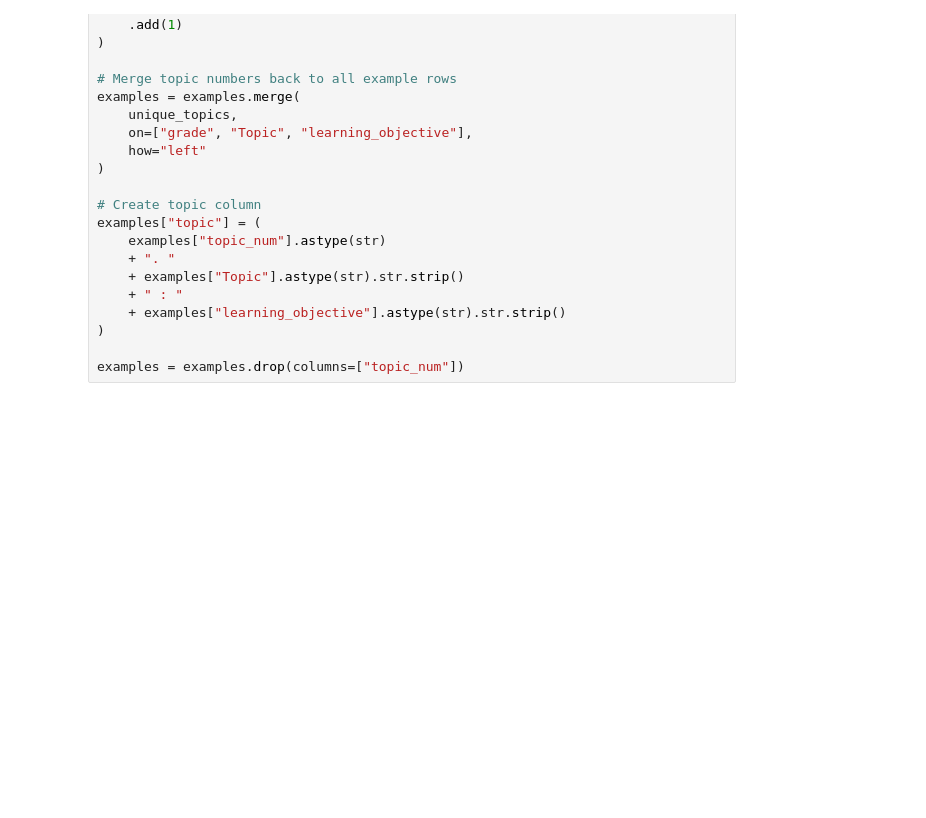
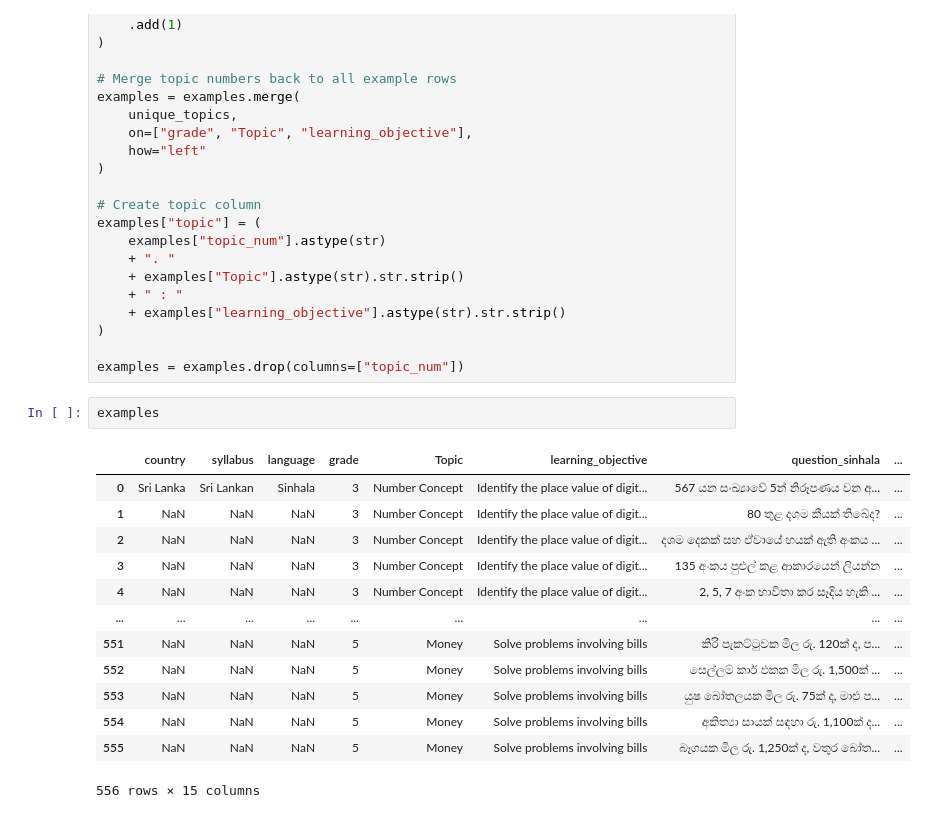
Before and after one commit to Kalana777/mathword-multilinguo, a Jupyter notebook: multiningual_dataset_prep.ipynb, the cells around one changed output. Drawn from its saved outputs; the diff is of its cells as text; blank space fills up the shorter version.

```diff
--- a/multiningual_dataset_prep.ipynb
+++ b/multiningual_dataset_prep.ipynb
@@ -599,6 +755,22 @@ examples["topic"] = (
 )
 
 examples = examples.drop(columns=["topic_num"])
+# %%
+examples
+# %% [output]
+|  | country | syllabus | language | grade | Topic | learning_objective | question_sinhala | ... |
+| 0 | Sri Lanka | Sri Lankan | Sinhala | 3 | Number Concept | Identify the place value of digit... | 567 යන සංඛ්‍යාවේ 5න් නිරූපණය වන අ... | ... |
+| 1 | NaN | NaN | NaN | 3 | Number Concept | Identify the place value of digit... | 80 තුළ දශම කීයක් තිබේද? | ... |
+| 2 | NaN | NaN | NaN | 3 | Number Concept | Identify the place value of digit... | දශම දෙකක් සහ ඒවායේ හයක් ඇති අංකය ... | ... |
+| 3 | NaN | NaN | NaN | 3 | Number Concept | Identify the place value of digit... | 135 අංකය පුළුල් කළ ආකාරයෙන් ලියන්න | ... |
+| 4 | NaN | NaN | NaN | 3 | Number Concept | Identify the place value of digit... | 2, 5, 7 අංක භාවිතා කර සෑදිය හැකි ... | ... |
+| ... | ... | ... | ... | ... | ... | ... | ... | ... |
+| 551 | NaN | NaN | NaN | 5 | Money | Solve problems involving bills | කිරි පැකට්ටුවක මිල රු. 120ක් ද, ප... | ... |
+| 552 | NaN | NaN | NaN | 5 | Money | Solve problems involving bills | සෙල්ලම් කාර් එකක මිල රු. 1,500ක් ... | ... |
+| 553 | NaN | NaN | NaN | 5 | Money | Solve problems involving bills | යුෂ බෝතලයක මිල රු. 75ක් ද, මාළු ප... | ... |
+| 554 | NaN | NaN | NaN | 5 | Money | Solve problems involving bills | අකිත්‍යා සායක් සඳහා රු. 1,100ක් ද... | ... |
+| 555 | NaN | NaN | NaN | 5 | Money | Solve problems involving bills | බෑගයක මිල රු. 1,250ක් ද, වතුර බෝත... | ... |
+556 rows × 15 columns
 # %%
 
 
```
Also changed, not shown: parts of 17 cells of this notebook.
